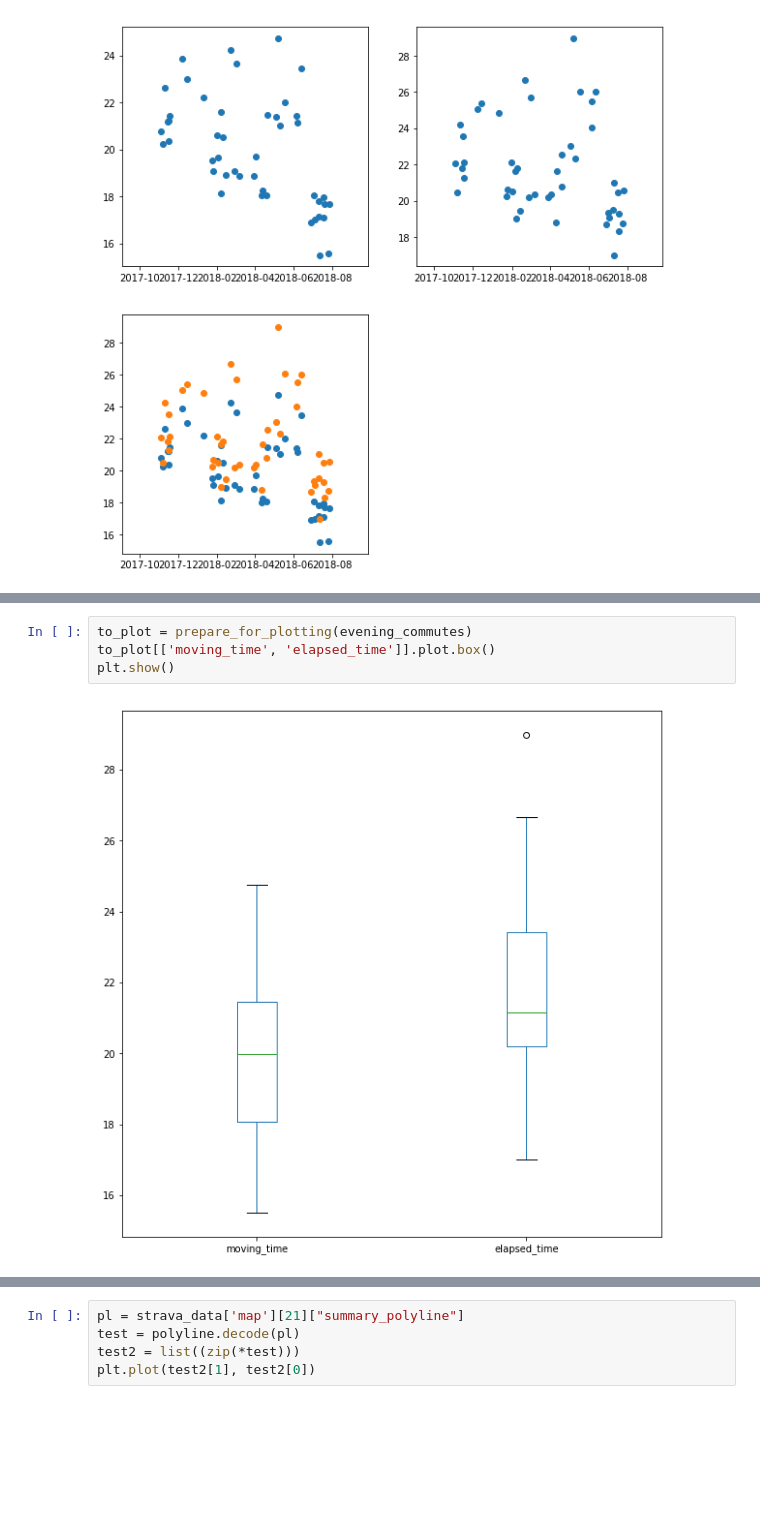
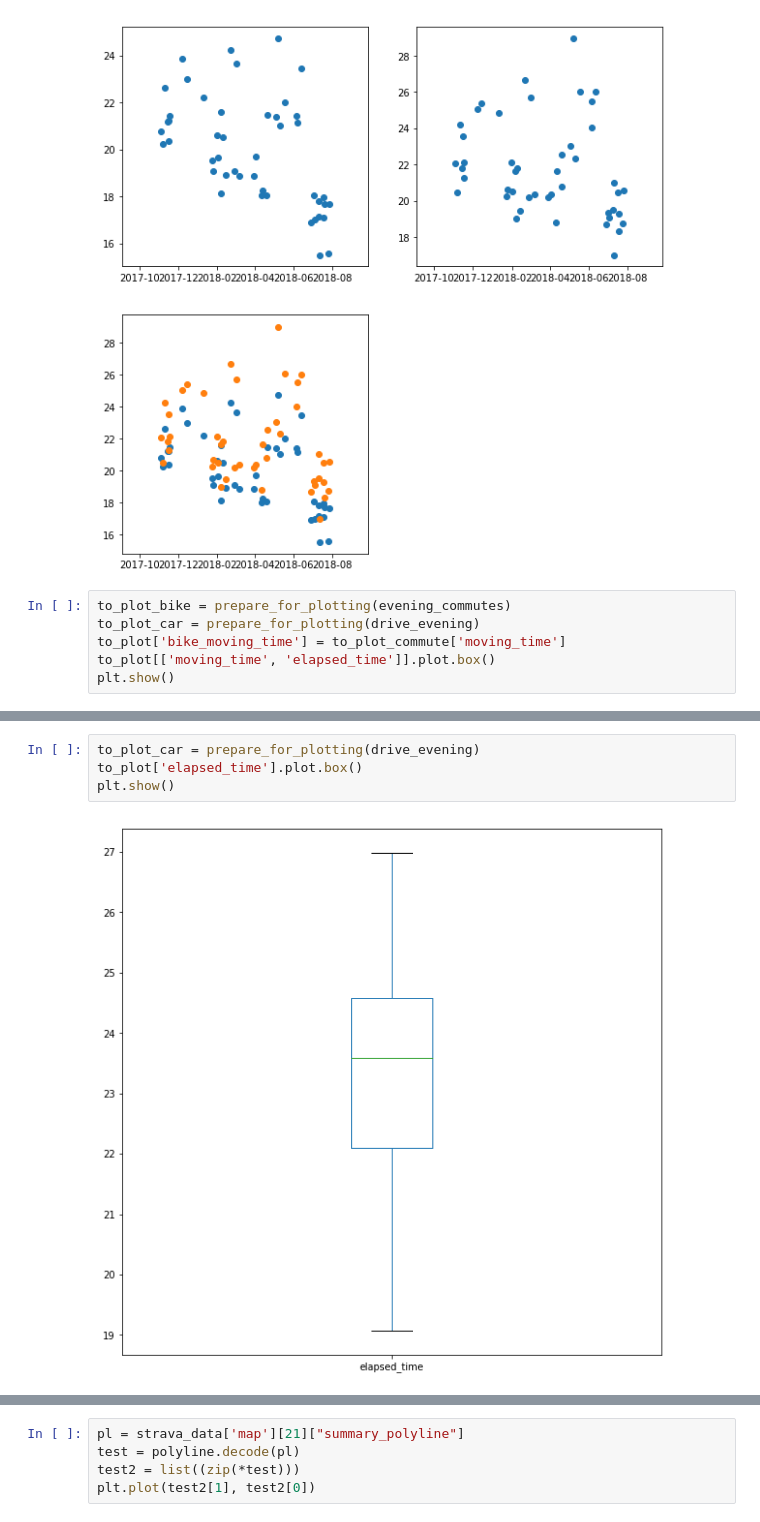
Before and after one commit to gtcooke94/commute_analysis, a Jupyter notebook: analysis.ipynb, the cells around one changed output, grey strips where cells are left out. Cells and saved outputs as stored; diff of their text form; blank space fills up the shorter version.

Commit message:
Plotting box with car data

```diff
--- a/analysis.ipynb
+++ b/analysis.ipynb
@@ -119,3 +119,9 @@ plt.scatter(to_plot['start_date_local'].dt.to_pydatetime(), to_plot['elapsed_tim
 plt.show()
 # %% [output]
 [figure]
+# %%
+to_plot_bike = prepare_for_plotting(evening_commutes)
+to_plot_car = prepare_for_plotting(drive_evening)
+to_plot['bike_moving_time'] = to_plot_commute['moving_time']
+to_plot[['moving_time', 'elapsed_time']].plot.box()
+plt.show()
@@ -122,6 +130,6 @@ plt.show()
 # %%
-to_plot = prepare_for_plotting(evening_commutes)
-to_plot[['moving_time', 'elapsed_time']].plot.box()
+to_plot_car = prepare_for_plotting(drive_evening)
+to_plot['elapsed_time'].plot.box()
 plt.show()
 # %% [output]
-[figure, old version]
+[figure, new version]
```
Also changed, not shown: parts of 2 cells of this notebook.
